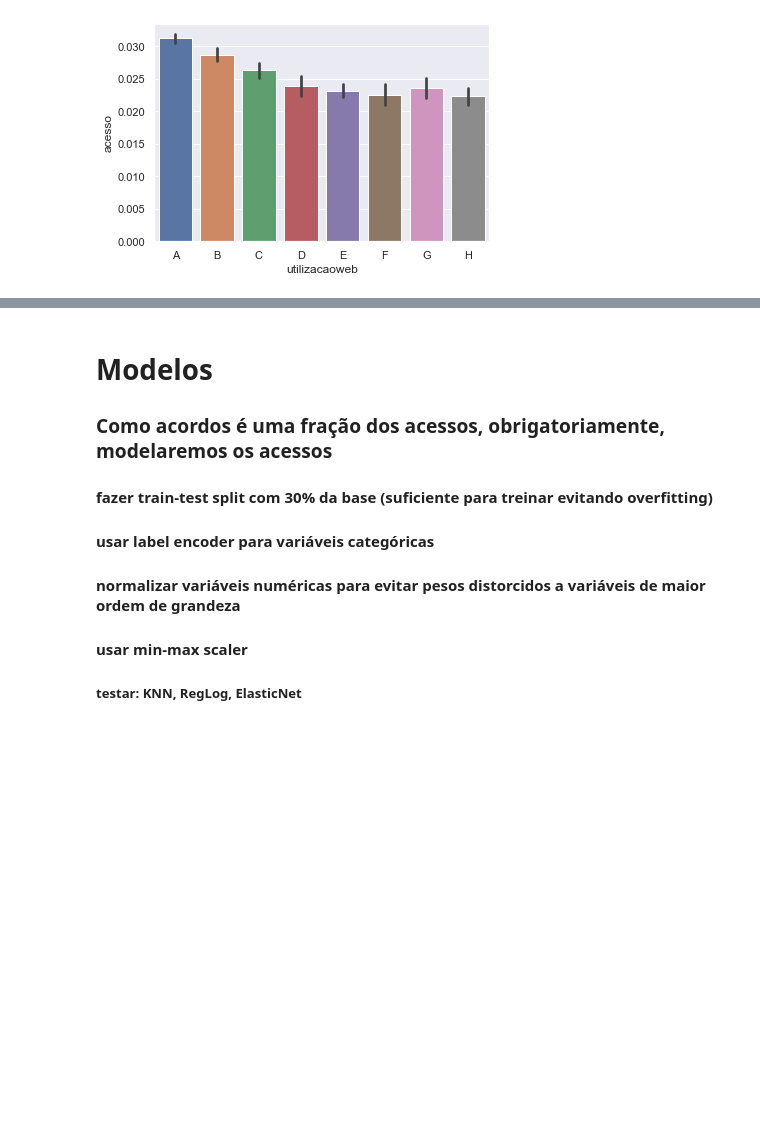
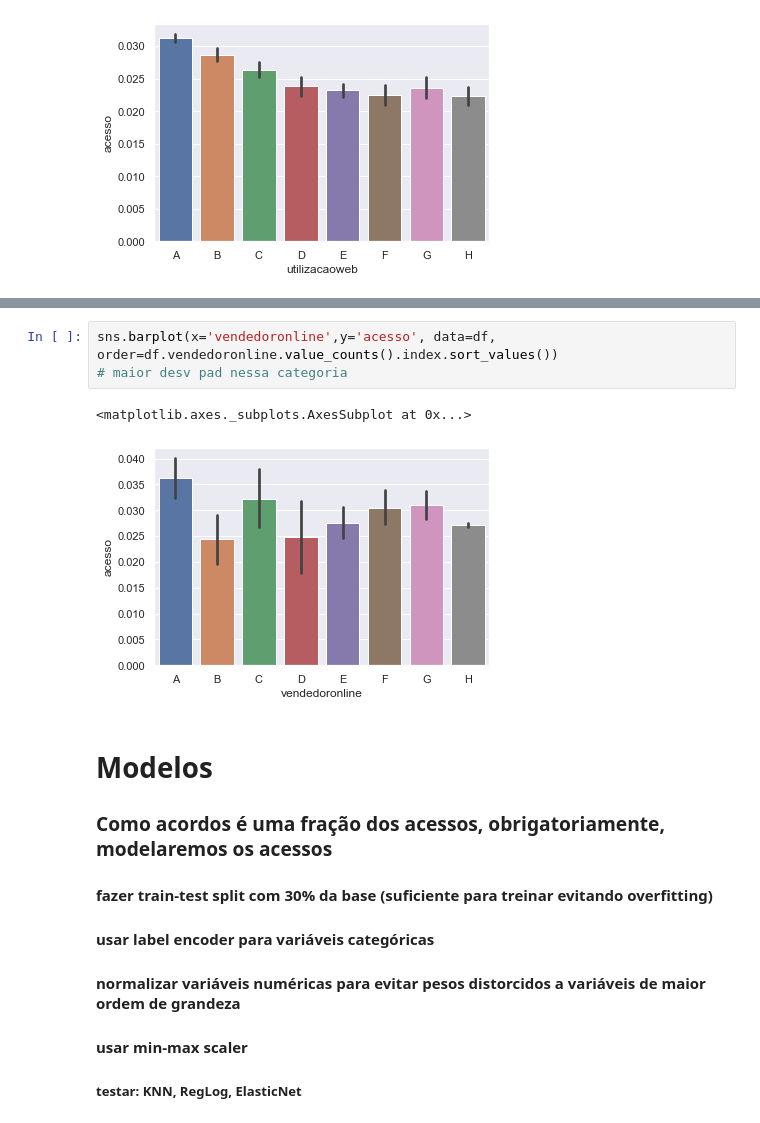
Before and after one commit to Pombalino/FGV, a Jupyter notebook: ProvaFinal.ipynb, the cells around one changed output, grey strips where cells are left out. Saved outputs shown, nothing was run; the diff lists cells and outputs as text; blank space fills up the shorter version.

```diff
--- a/ProvaFinal.ipynb
+++ b/ProvaFinal.ipynb
@@ -268,3 +280,9 @@ sns.barplot(x='utilizacaoweb',y='acesso', data=df, order=df.utilizacaoweb.value_
+# %%
+sns.barplot(x='vendedoronline',y='acesso', data=df, order=df.vendedoronline.value_counts().index.sort_values())
+# maior desv pad nessa categoria
+# %% [output]
+<matplotlib.axes._subplots.AxesSubplot at 0x...>
+[figure, added]
 # %% [markdown]
 # Modelos
 ### Como acordos é uma fração dos acessos, obrigatoriamente, modelaremos os acessos
```
Also changed, not shown: parts of 35 cells of this notebook.
